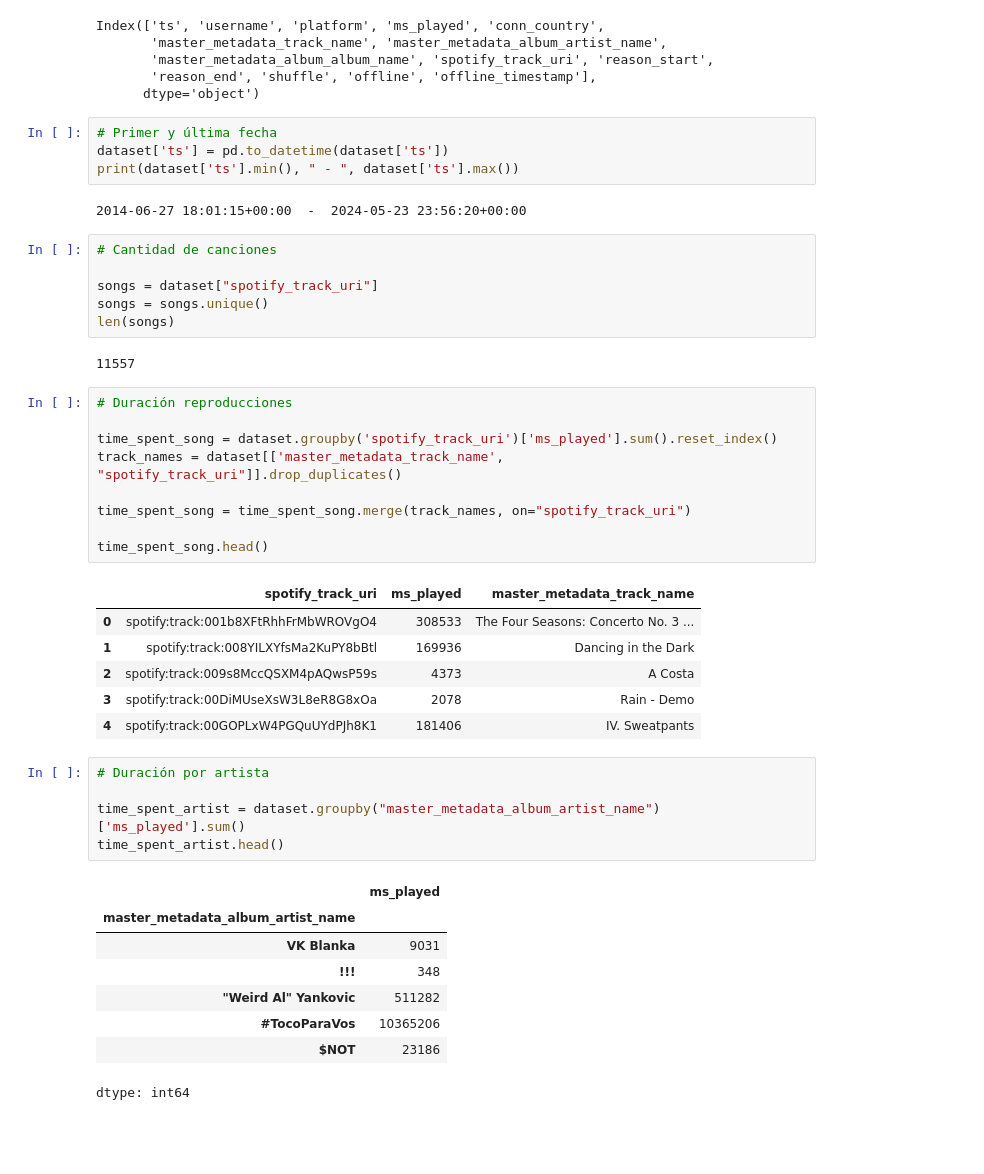
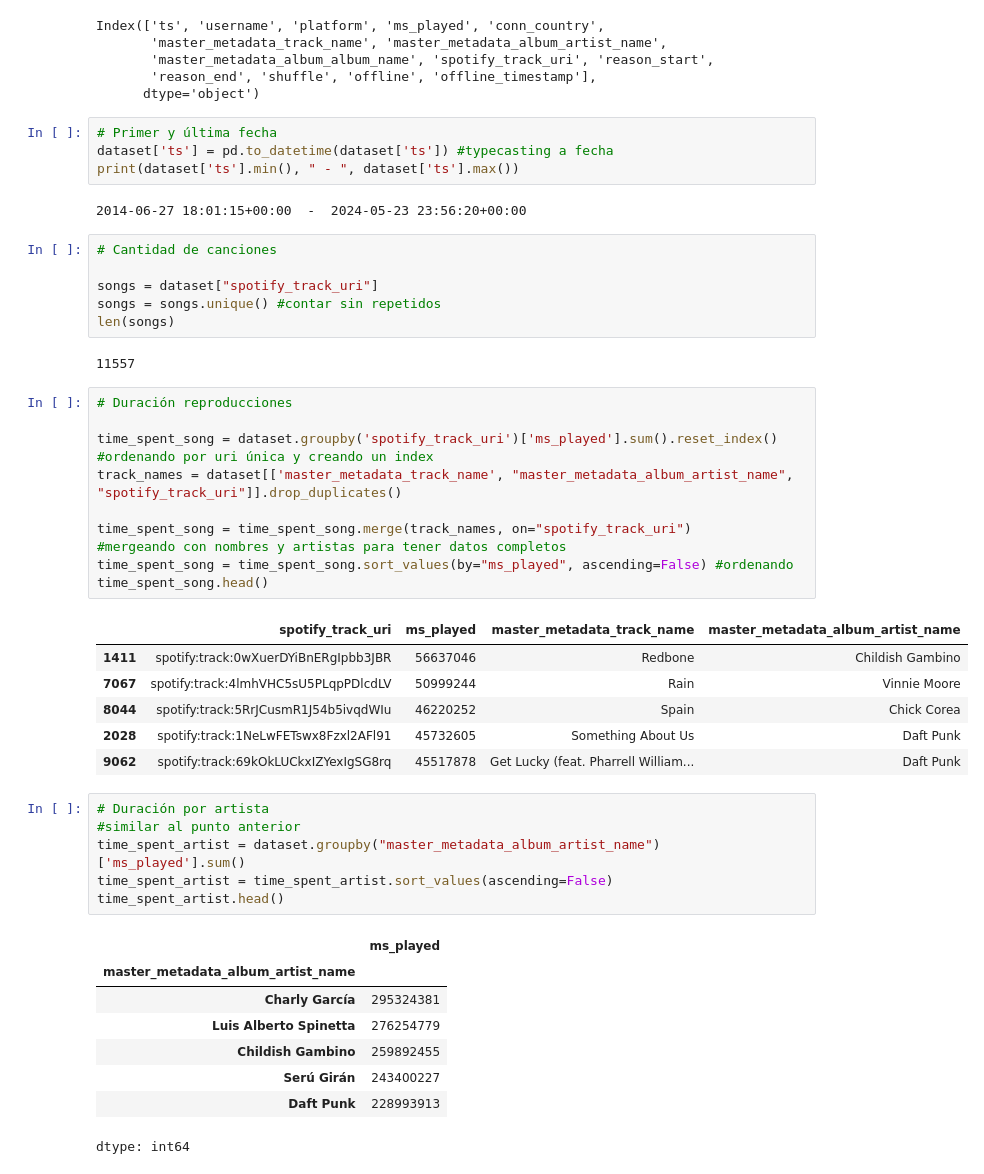
Before and after one commit to Skuerjuan/spotify_chona, a Jupyter notebook: main.ipynb, the cells around one changed output. Drawn from its saved outputs; the diff is of its cells as text; blank space fills up the shorter version.

```diff
--- a/main.ipynb
+++ b/main.ipynb
@@ -59,7 +59,7 @@ Index(['ts', 'username', 'platform', 'ms_played', 'conn_country',
       dtype='object')
 # %%
 # Primer y última fecha
-dataset['ts'] = pd.to_datetime(dataset['ts'])
+dataset['ts'] = pd.to_datetime(dataset['ts']) #typecasting a fecha
 print(dataset['ts'].min(), " - ", dataset['ts'].max())
 # %% [output]
 2014-06-27 18:01:15+00:00  -  2024-05-23 23:56:20+00:00
@@ -67,39 +67,41 @@ print(dataset['ts'].min(), " - ", dataset['ts'].max())
 # Cantidad de canciones
 
 songs = dataset["spotify_track_uri"]
-songs = songs.unique()
+songs = songs.unique() #contar sin repetidos
 len(songs)
 # %% [output]
 11557
 # %%
 # Duración reproducciones
 
-time_spent_song = dataset.groupby('spotify_track_uri')['ms_played'].sum().reset_index()
-track_names = dataset[['master_metadata_track_name', "spotify_track_uri"]].drop_duplicates()
+time_spent_song = dataset.groupby('spotify_track_uri')['ms_played'].sum().reset_index() #ordenando por uri única y creando un index
+track_names = dataset[['master_metadata_track_name', "master_metadata_album_artist_name", "spotify_track_uri"]].drop_duplicates()
 
 time_spent_song = time_spent_song.merge(track_names, on="spotify_track_uri")
-
+#mergeando con nombres y artistas para tener datos completos
+time_spent_song = time_spent_song.sort_values(by="ms_played", ascending=False) #ordenando
 time_spent_song.head()
 # %% [output]
-|  | spotify_track_uri | ms_played | master_metadata_track_name |
-| 0 | spotify:track:001b8XFtRhhFrMbWROVgO4 | 308533 | The Four Seasons: Concerto No. 3 ... |
-| 1 | spotify:track:008YILXYfsMa2KuPY8bBtl | 169936 | Dancing in the Dark |
-| 2 | spotify:track:009s8MccQSXM4pAQwsP59s | 4373 | A Costa |
-| 3 | spotify:track:00DiMUseXsW3L8eR8G8xOa | 2078 | Rain - Demo |
-| 4 | spotify:track:00GOPLxW4PGQuUYdPJh8K1 | 181406 | IV. Sweatpants |
+|  | spotify_track_uri | ms_played | master_metadata_track_name | master_metadata_album_artist_name |
+| 1411 | spotify:track:0wXuerDYiBnERgIpbb3JBR | 56637046 | Redbone | Childish Gambino |
+| 7067 | spotify:track:4lmhVHC5sU5PLqpPDlcdLV | 50999244 | Rain | Vinnie Moore |
+| 8044 | spotify:track:5RrJCusmR1J54b5ivqdWIu | 46220252 | Spain | Chick Corea |
+| 2028 | spotify:track:1NeLwFETswx8Fzxl2AFl91 | 45732605 | Something About Us | Daft Punk |
+| 9062 | spotify:track:69kOkLUCkxIZYexIgSG8rq | 45517878 | Get Lucky (feat. Pharrell William... | Daft Punk |
 # %%
 # Duración por artista
-
+#similar al punto anterior
 time_spent_artist = dataset.groupby("master_metadata_album_artist_name")['ms_played'].sum()
+time_spent_artist = time_spent_artist.sort_values(ascending=False)
 time_spent_artist.head()
 # %% [output]
 |  | ms_played |
 | master_metadata_album_artist_name |  |
-| VK Blanka | 9031 |
-| !!! | 348 |
-| "Weird Al" Yankovic | 511282 |
-| #TocoParaVos | 10365206 |
-| $NOT | 23186 |
+| Charly García | 295324381 |
+| Luis Alberto Spinetta | 276254779 |
+| Childish Gambino | 259892455 |
+| Serú Girán | 243400227 |
+| Daft Punk | 228993913 |
 dtype: int64
 # %%
 # canción más escuchada
```
Also changed, not shown: parts of 7 cells of this notebook.
